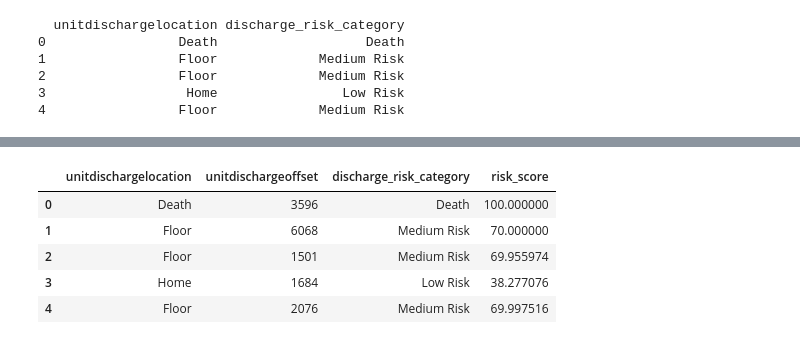
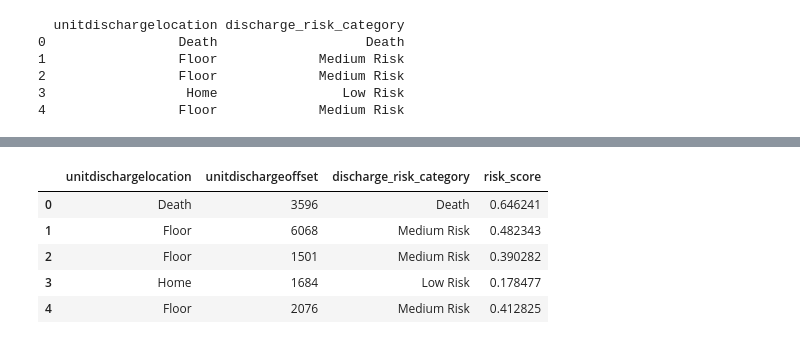
Before and after one commit to joy628/master-project, a Jupyter notebook: data-prepossing-2/patient.ipynb, the cells around one changed output, grey strips where cells are left out. Drawn from its saved outputs; the diff is of its cells as text; code cells hidden in the pictures.

Commit message:
patient risk score

```diff
--- a/data-prepossing-2/patient.ipynb
+++ b/data-prepossing-2/patient.ipynb
@@ -301,5 +260,0 @@ print(df_p1[['patientunitstayid', 'unitdischargelocation', 'unitdischargeoffset'
-# %%
-label_encoder=LabelEncoder()
-df_p1['unitdischargelocation_encoded'] = label_encoder.fit_transform(df_p1['discharge_risk_category'])
-X = df_p1[['unitdischargeoffset', 'unitdischargelocation_encoded']]
-y = df_p1['risk_score']
@@ -344,18 +260,0 @@ plt.show()
-# %%
-x = np.linspace(0, 1440*14, 500)
-
-offset=1000
-y_a=100 - np.exp(-0.0009 * (1440*14-x)) * 100
-
-plt.figure(figsize=(8, 6))
-
-
-plt.plot( x,y_a, color='green', label=r'risk score')
-
-plt.axhline(0, color='black',linewidth=1)
-plt.axvline(0, color='black',linewidth=1)
-plt.title(r'Graph of $y=\log_a(x)$ for different $a$')
-plt.xlabel('x')
-plt.ylabel('y')
-plt.grid(True)
-plt.show()
@@ -364,32 +261,32 @@ plt.show()
 # %%
 
 # 定义 risk score 函数
 def calculate_risk_score(discharge_risk_category, offset):
     # 高风险的出院地点
     if discharge_risk_category == 'Death':
-        return 100 - np.exp(-0.01 * offset) * 100  # 越接近出院，风险越高
+        return 0.6 + (1.0 - 0.6) * np.exp(-0.0006 * offset)  # 越接近出院，风险越高
     # 中高风险的出院地点
     elif discharge_risk_category == 'High Risk':
-        return 80 - np.exp(-0.005 * offset) * 80
+        return 0.5 + (0.3 - 0.5) * np.exp(-0.0005 * offset)
      # 中风险的出院地点
     elif discharge_risk_category =='Medium Risk':
-        return 70 - np.exp(-0.005 * offset) * 80
+        return 0.5 + (0.3 - 0.5) * np.exp(-0.0004 * offset)
     # 低风险的出院地点
     elif discharge_risk_category=='Low Risk':
-        return 40 - np.exp(-0.002 * offset) * 50
+        return 0.45 * (1 - np.exp(-0.0003 * offset))
     # 其他地点
     else:
-        return 60 - np.exp(-0.003 * offset) * 60
+        return 0.5 + (0.3 - 0.5) * np.exp(-0.00045 * offset)
 
 # 应用到数据
 df_p1['risk_score'] = df_p1.apply(lambda row: calculate_risk_score(row['discharge_risk_category'], row['unitdischargeoffset']), axis=1)
 
 # 查看结果
 df_p1[['unitdischargelocation', 'unitdischargeoffset','discharge_risk_category','risk_score']].head()
 # %% [output]
 |  | unitdischargelocation | unitdischargeoffset | discharge_risk_category | risk_score |
-| 0 | Death | 3596 | Death | 100.000000 |
-| 1 | Floor | 6068 | Medium Risk | 70.000000 |
-| 2 | Floor | 1501 | Medium Risk | 69.955974 |
-| 3 | Home | 1684 | Low Risk | 38.277076 |
-| 4 | Floor | 2076 | Medium Risk | 69.997516 |
+| 0 | Death | 3596 | Death | 0.646241 |
+| 1 | Floor | 6068 | Medium Risk | 0.482343 |
+| 2 | Floor | 1501 | Medium Risk | 0.390282 |
+| 3 | Home | 1684 | Low Risk | 0.178477 |
+| 4 | Floor | 2076 | Medium Risk | 0.412825 |
```
Also changed, not shown: parts of 15 cells of this notebook, 3 other files.
